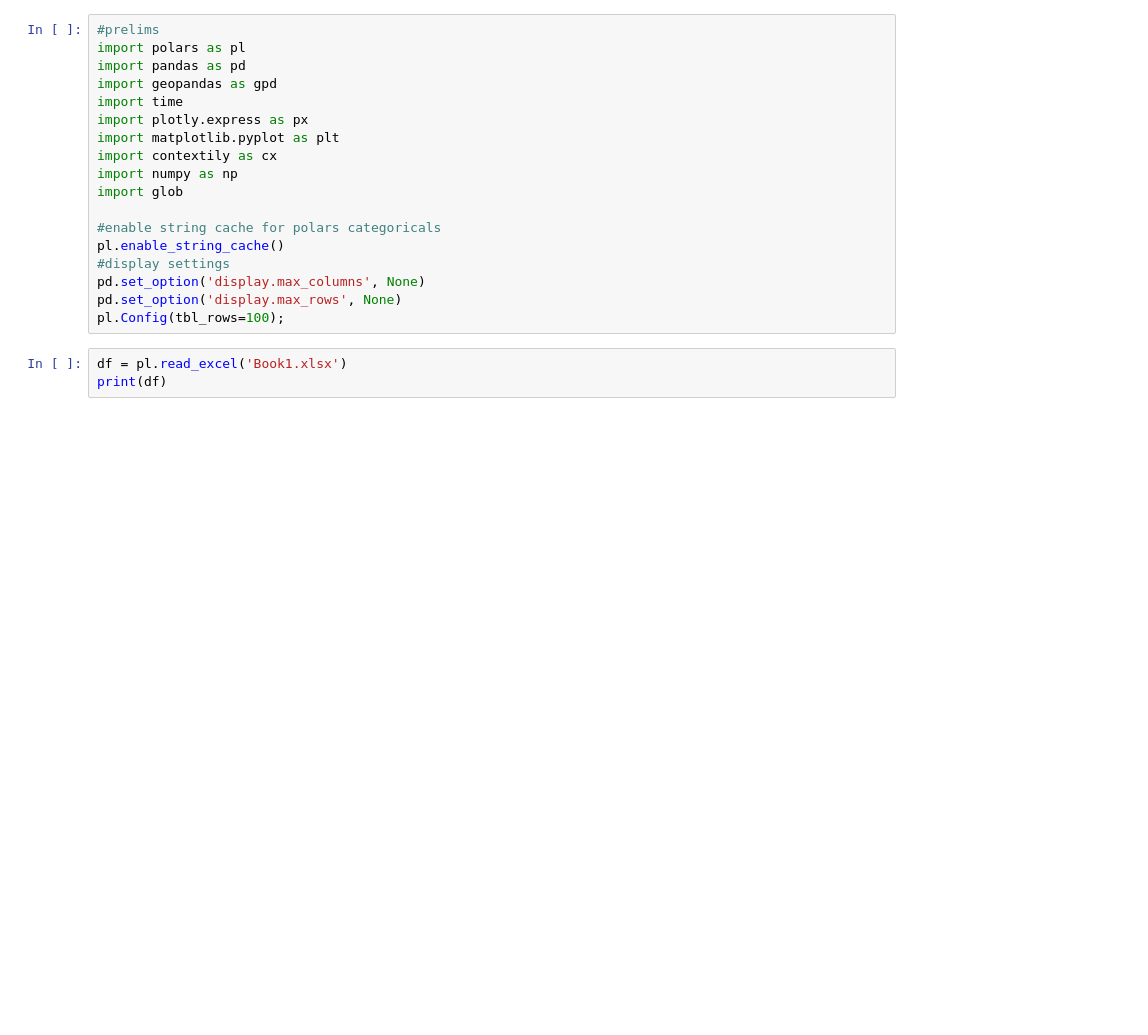
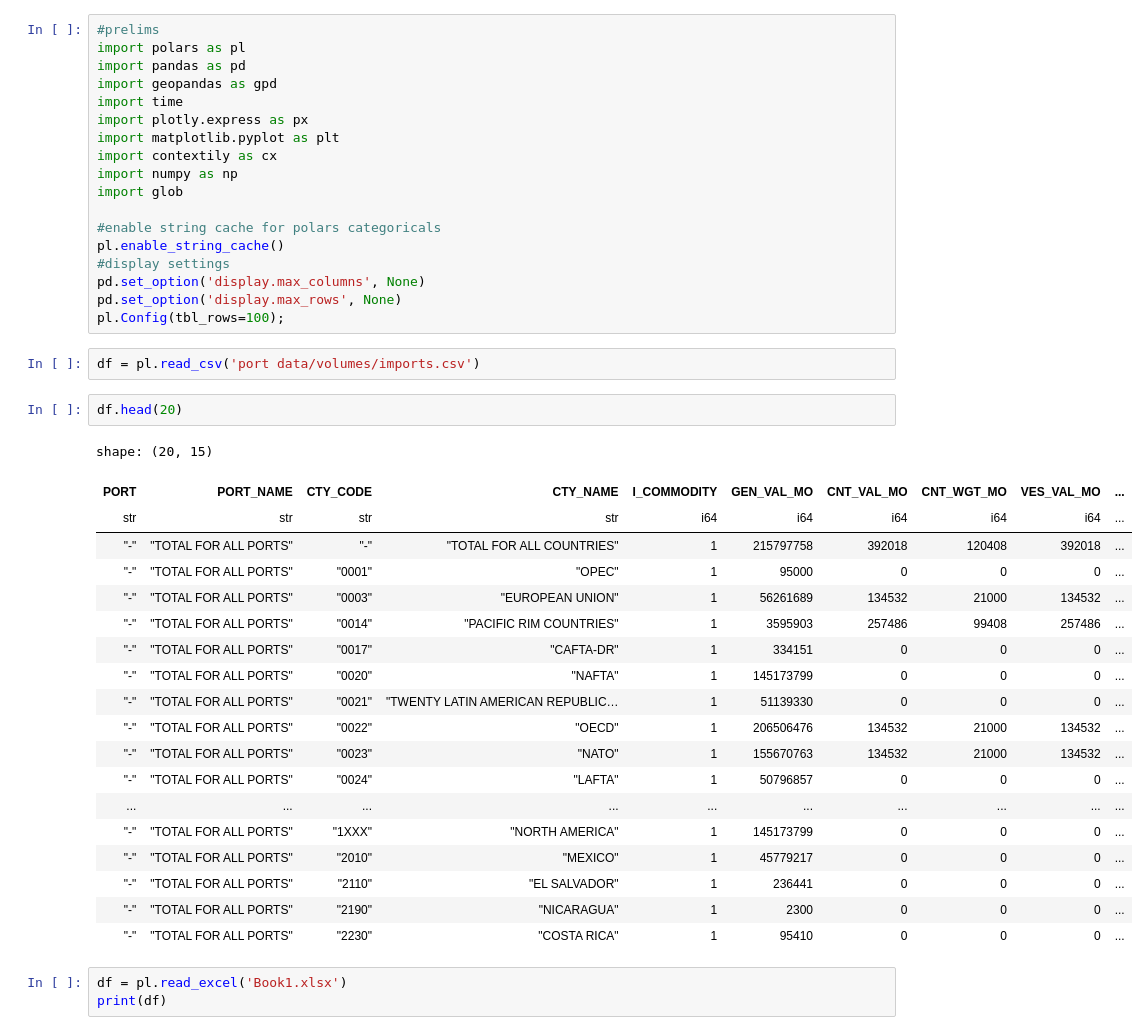
Before and after one commit to epistemetrica/Port-Performance-Project, a Jupyter notebook: sandbox.ipynb, the cells around one changed output. Drawn from its saved outputs; the diff is of its cells as text; blank space fills up the shorter version.

```diff
--- a/sandbox.ipynb
+++ b/sandbox.ipynb
@@ -18,6 +18,30 @@ pl.enable_string_cache()
 pd.set_option('display.max_columns', None)
 pd.set_option('display.max_rows', None)
 pl.Config(tbl_rows=100);
+# %%
+df = pl.read_csv('port data/volumes/imports.csv')
+# %%
+df.head(20)
+# %% [output]
+shape: (20, 15)
+| PORT | PORT_NAME | CTY_CODE | CTY_NAME | I_COMMODITY | GEN_VAL_MO | CNT_VAL_MO | CNT_WGT_MO | VES_VAL_MO | ... |
+| str | str | str | str | i64 | i64 | i64 | i64 | i64 | ... |
+| "-" | "TOTAL FOR ALL PORTS" | "-" | "TOTAL FOR ALL COUNTRIES" | 1 | 215797758 | 392018 | 120408 | 392018 | ... |
+| "-" | "TOTAL FOR ALL PORTS" | "0001" | "OPEC" | 1 | 95000 | 0 | 0 | 0 | ... |
+| "-" | "TOTAL FOR ALL PORTS" | "0003" | "EUROPEAN UNION" | 1 | 56261689 | 134532 | 21000 | 134532 | ... |
+| "-" | "TOTAL FOR ALL PORTS" | "0014" | "PACIFIC RIM COUNTRIES" | 1 | 3595903 | 257486 | 99408 | 257486 | ... |
+| "-" | "TOTAL FOR ALL PORTS" | "0017" | "CAFTA-DR" | 1 | 334151 | 0 | 0 | 0 | ... |
+| "-" | "TOTAL FOR ALL PORTS" | "0020" | "NAFTA" | 1 | 145173799 | 0 | 0 | 0 | ... |
+| "-" | "TOTAL FOR ALL PORTS" | "0021" | "TWENTY LATIN AMERICAN REPUBLIC… | 1 | 51139330 | 0 | 0 | 0 | ... |
+| "-" | "TOTAL FOR ALL PORTS" | "0022" | "OECD" | 1 | 206506476 | 134532 | 21000 | 134532 | ... |
+| "-" | "TOTAL FOR ALL PORTS" | "0023" | "NATO" | 1 | 155670763 | 134532 | 21000 | 134532 | ... |
+| "-" | "TOTAL FOR ALL PORTS" | "0024" | "LAFTA" | 1 | 50796857 | 0 | 0 | 0 | ... |
+| ... | ... | ... | ... | ... | ... | ... | ... | ... | ... |
+| "-" | "TOTAL FOR ALL PORTS" | "1XXX" | "NORTH AMERICA" | 1 | 145173799 | 0 | 0 | 0 | ... |
+| "-" | "TOTAL FOR ALL PORTS" | "2010" | "MEXICO" | 1 | 45779217 | 0 | 0 | 0 | ... |
+| "-" | "TOTAL FOR ALL PORTS" | "2110" | "EL SALVADOR" | 1 | 236441 | 0 | 0 | 0 | ... |
+| "-" | "TOTAL FOR ALL PORTS" | "2190" | "NICARAGUA" | 1 | 2300 | 0 | 0 | 0 | ... |
+| "-" | "TOTAL FOR ALL PORTS" | "2230" | "COSTA RICA" | 1 | 95410 | 0 | 0 | 0 | ... |
 # %%
 df = pl.read_excel('Book1.xlsx')
 print(df)
```
Also changed, not shown: 6 other files.
